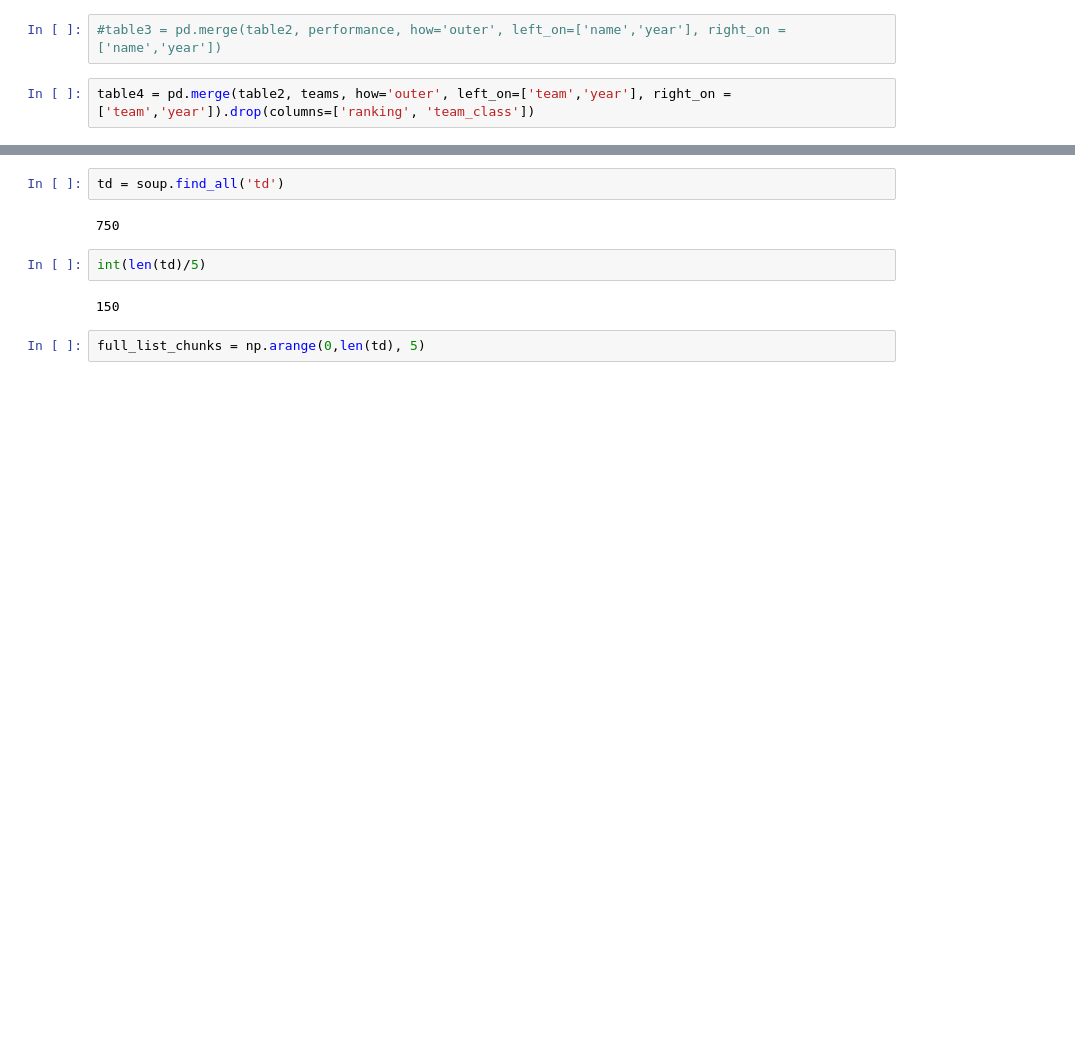
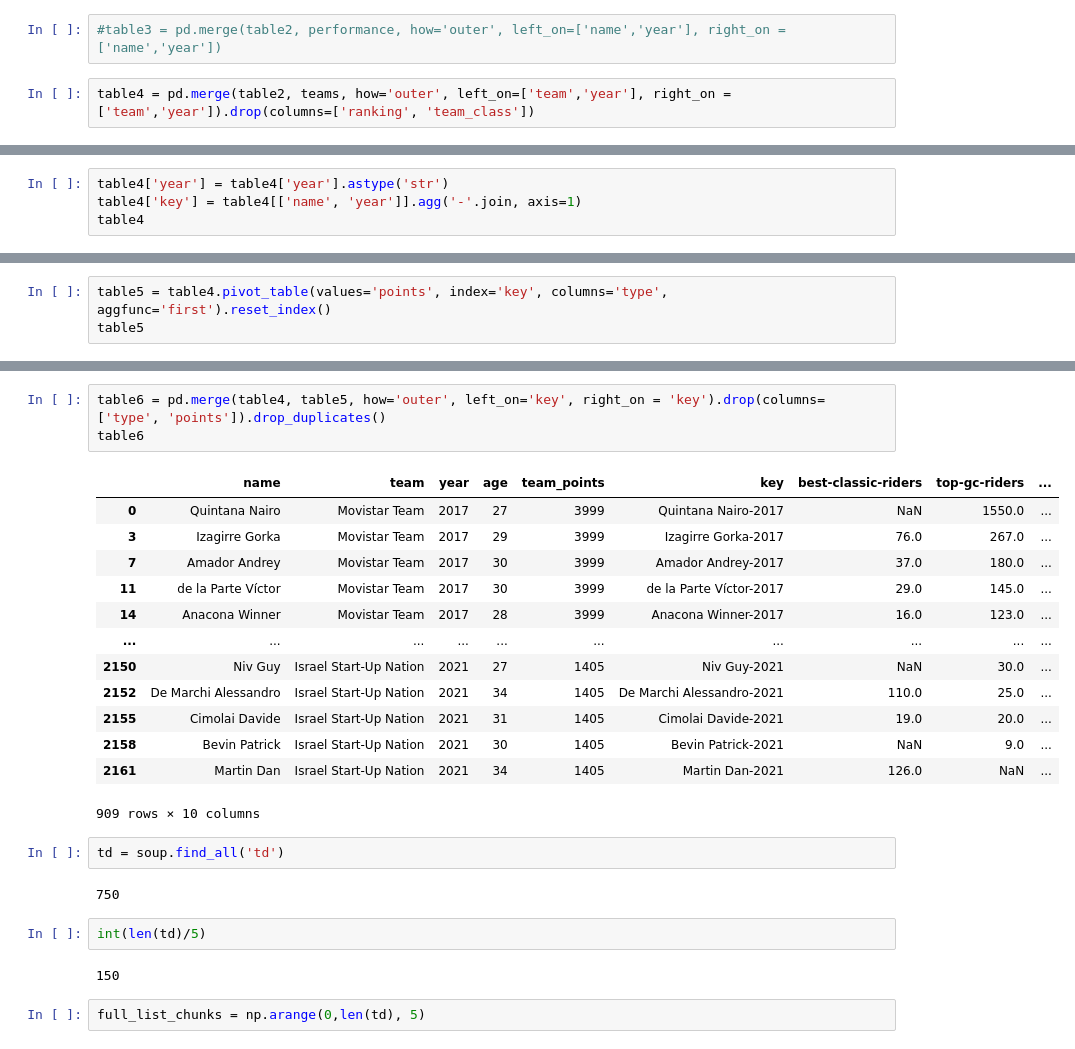
Before and after one commit to Michiel-DK/cycling, a Jupyter notebook: Nb.ipynb, the cells around one changed output, grey strips where cells are left out. Drawn from its saved outputs; the diff is of its cells as text; blank space fills up the shorter version.

```diff
--- a/Nb.ipynb
+++ b/Nb.ipynb
@@ -217,0 +288,4 @@ soup = BeautifulSoup(response.content, 'html.parser')
+# %%
+table4['year'] = table4['year'].astype('str')
+table4['key'] = table4[['name', 'year']].agg('-'.join, axis=1)
+table4
@@ -217,0 +306,3 @@ soup = BeautifulSoup(response.content, 'html.parser')
+# %%
+table5 = table4.pivot_table(values='points', index='key', columns='type', aggfunc='first').reset_index()
+table5
@@ -218,3 +323,20 @@ soup = BeautifulSoup(response.content, 'html.parser')
+# %%
+table6 = pd.merge(table4, table5, how='outer', left_on='key', right_on = 'key').drop(columns=['type', 'points']).drop_duplicates()
+table6
+# %% [output]
+|  | name | team | year | age | team_points | key | best-classic-riders | top-gc-riders | ... |
+| 0 | Quintana Nairo | Movistar Team | 2017 | 27 | 3999 | Quintana Nairo-2017 | NaN | 1550.0 | ... |
+| 3 | Izagirre Gorka | Movistar Team | 2017 | 29 | 3999 | Izagirre Gorka-2017 | 76.0 | 267.0 | ... |
+| 7 | Amador Andrey | Movistar Team | 2017 | 30 | 3999 | Amador Andrey-2017 | 37.0 | 180.0 | ... |
+| 11 | de la Parte Víctor | Movistar Team | 2017 | 30 | 3999 | de la Parte Víctor-2017 | 29.0 | 145.0 | ... |
+| 14 | Anacona Winner | Movistar Team | 2017 | 28 | 3999 | Anacona Winner-2017 | 16.0 | 123.0 | ... |
+| ... | ... | ... | ... | ... | ... | ... | ... | ... | ... |
+| 2150 | Niv Guy | Israel Start-Up Nation | 2021 | 27 | 1405 | Niv Guy-2021 | NaN | 30.0 | ... |
+| 2152 | De Marchi Alessandro | Israel Start-Up Nation | 2021 | 34 | 1405 | De Marchi Alessandro-2021 | 110.0 | 25.0 | ... |
+| 2155 | Cimolai Davide | Israel Start-Up Nation | 2021 | 31 | 1405 | Cimolai Davide-2021 | 19.0 | 20.0 | ... |
+| 2158 | Bevin Patrick | Israel Start-Up Nation | 2021 | 30 | 1405 | Bevin Patrick-2021 | NaN | 9.0 | ... |
+| 2161 | Martin Dan | Israel Start-Up Nation | 2021 | 34 | 1405 | Martin Dan-2021 | 126.0 | NaN | ... |
+909 rows × 10 columns
 # %%
 td = soup.find_all('td')
 # %% [output]
```
Also changed, not shown: parts of 13 cells of this notebook, 1 other file.
